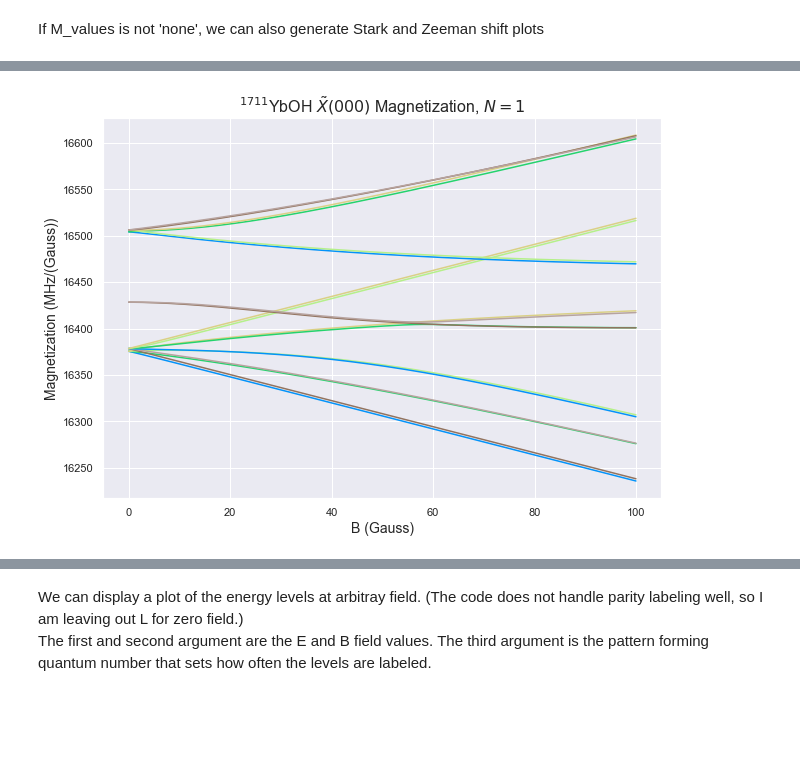
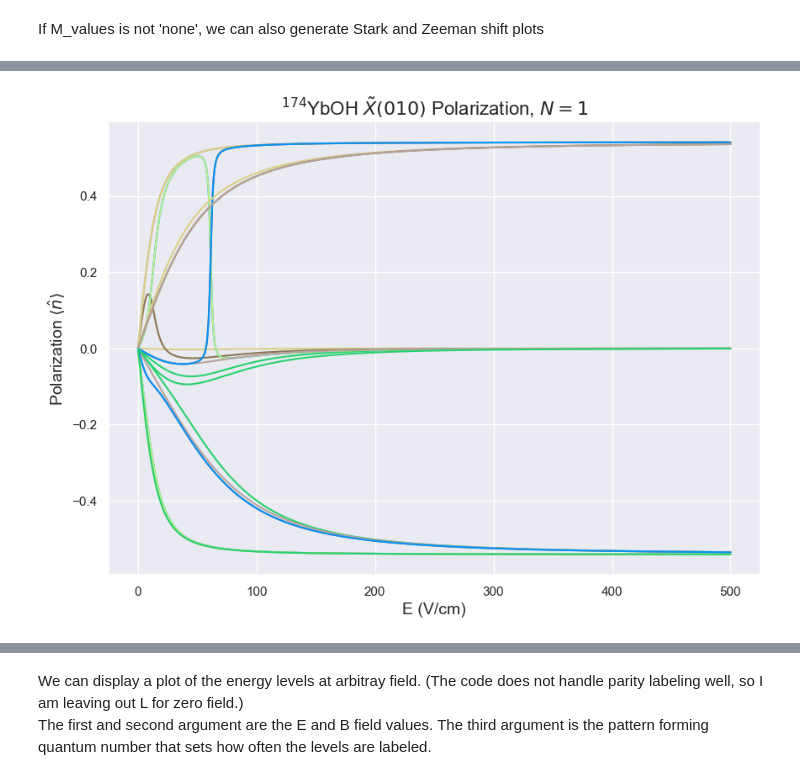
Before and after one commit to munozariasjm/Molecule-Structure, a Jupyter notebook: YbOH_Calcs_Tutorial.ipynb, the cells around one changed output, grey strips where cells are left out. Saved outputs shown, nothing was run; the diff lists cells and outputs as text; code cells hidden in the pictures; blank space fills up the shorter version.

```diff
--- a/YbOH_Calcs_Tutorial.ipynb
+++ b/YbOH_Calcs_Tutorial.ipynb
@@ -34,7 +34,7 @@ print(N_list)
 # %% [output]
 [0]
 # %%
-X000_171= YbOHLevels.initialize_state('171','X000',[1],M_values = 'all',I=[1/2,1/2],S=1/2,round=5)
+X010_174= MoleculeLevels.initialize_state('YbOH','174','X010',N_range=[1],M_values = 'all',I=[0,1/2],P_values=[1/2,3/2],S=1/2,round=6)
 # %% [markdown]
 The above object is an instance of the YbOHLevels class. It contains the Hamiltonian for the $\tilde{X}^2 \Sigma (010)$ state of $^{174}$YbOH, for $N=1$ only, in the $b_{\beta J}$ basis.
 # %%
@@ -159,5 +159,5 @@ $-0.61832|Λ=-1,N=1,J=\tfrac{3}{2},F=1,M=-1\rangle$$-0.61832|Λ=1,N=1,J=\tfrac{3
 If M_values is not 'none', we can also generate Stark and Zeeman shift plots
 # %%
 Bz = np.linspace(1e-8,100,1000)
-Ez = np.linspace(0.0,2000,1000)
+Ez = np.linspace(0.0,500,1000)
 # %%
@@ -171,8 +169,9 @@ X000_174.ZeemanMap(Bz,000,plot=True)
 # %%
+dB = Bz[1] - Bz[0]
 plt.figure(figsize=(10,7))
-for (i,trace) in enumerate(X000_171.evals_B.T[14:18]):
-    plt.plot(Bz,trace)
+for (i,trace) in enumerate(X000_174.evals_B.T):
+    plt.plot(Bz,np.gradient(trace,dB))
 plt.xlabel('B (Gauss)',fontsize=14)
-plt.ylabel('Magnetization (MHz/(Gauss))',fontsize=14)
-plt.title(r'$^{1711}$YbOH $\tilde{X}(000)$ Magnetization, $N=1$',fontsize=16);
+plt.ylabel('Magnetization (MHz/Gauss)',fontsize=14)
+plt.title(r'$^{174}$YbOH $\tilde{X}(010)$ Magnetization, $N=1$',fontsize=16);
 # %% [output]
@@ -180,3 +178,0 @@ plt.title(r'$^{1711}$YbOH $\tilde{X}(000)$ Magnetization, $N=1$',fontsize=16);
-# %%
-for i in range(14,19,1):
-    X000_171.write_state(i)
@@ -201,9 +186,11 @@ E = 16417.20331705669 MHz
 # %%
+dE = Ez[1] - Ez[0]
 plt.figure(figsize=(10,7))
-for (i,trace) in enumerate(X000_171.evals_B.T[6:]):
-    plt.plot(Bz,trace)
-plt.xlabel('B (Gauss)',fontsize=14)
-plt.ylabel('Magnetization (MHz/(Gauss))',fontsize=14)
-plt.title(r'$^{1711}$YbOH $\tilde{X}(000)$ Magnetization, $N=1$',fontsize=16);
+for (i,trace) in enumerate(X010_174.evals_E.T):
+    grad = np.gradient(trace,dE)
+    plt.plot(Ez,grad)
+plt.xlabel('E (V/cm)',fontsize=14)
+plt.ylabel(r'Polarization $\langle \hat{n} \rangle$',fontsize=14)
+plt.title(r'$^{174}$YbOH $\tilde{X}(010)$ Polarization, $N=1$',fontsize=16);
 # %% [output]
-[figure, old version]
+[figure, new version]
```
Also changed, not shown: parts of 30 cells of this notebook.
